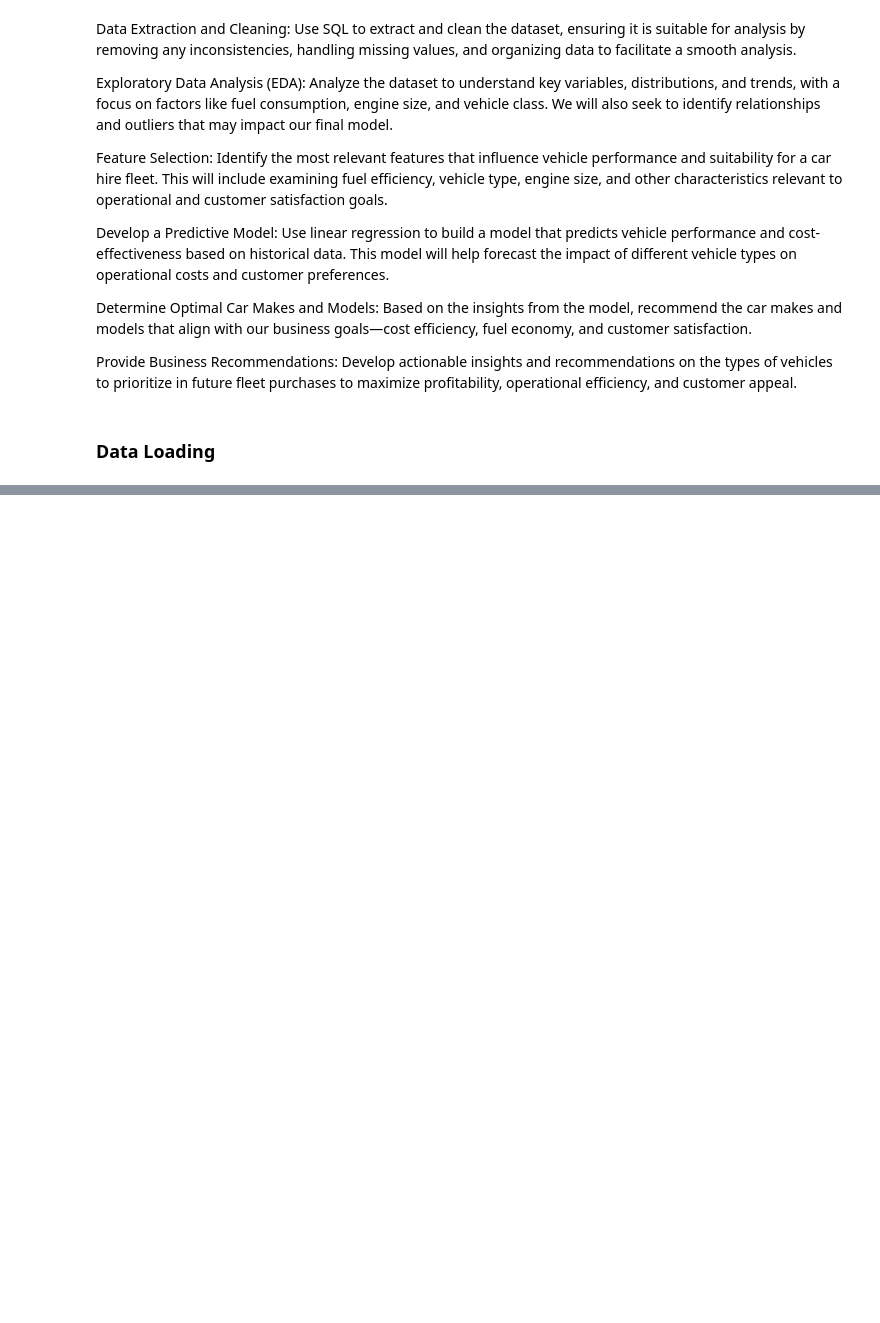
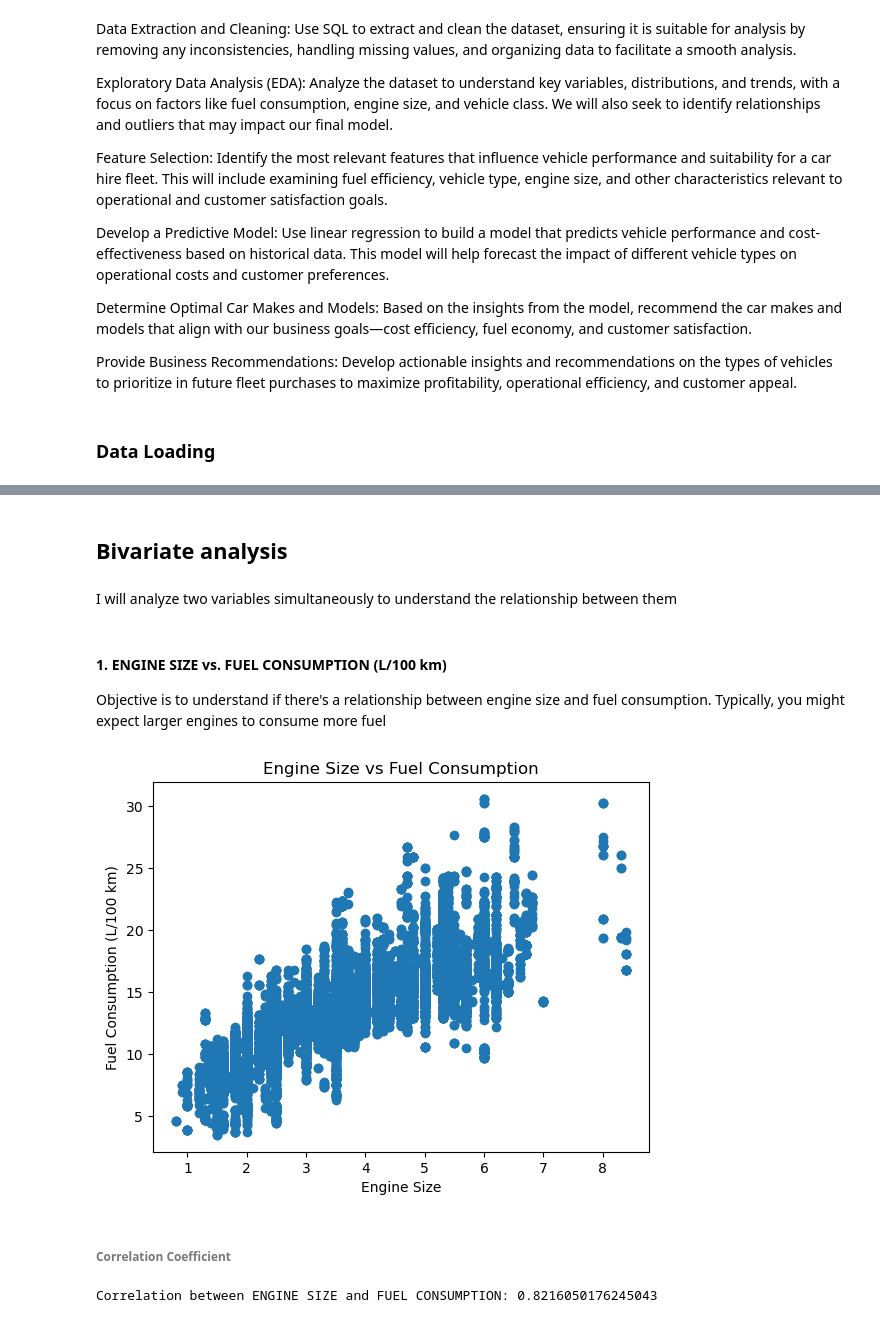
Before and after one commit to WambuiMunene/Phase2-Project_Group-4, a Jupyter notebook: Notebooks/Wilbroda.ipynb, the cells around one changed output, grey strips where cells are left out. Saved outputs shown, nothing was run; the diff lists cells and outputs as text; code cells hidden in the pictures; blank space fills up the shorter version.

```diff
--- a/Notebooks/Wilbroda.ipynb
+++ b/Notebooks/Wilbroda.ipynb
@@ -34,0 +215,22 @@ import pandas as pd
+# %% [markdown]
+## Bivariate analysis
+# %% [markdown]
+I will analyze two variables simultaneously to understand the relationship between them
+# %% [markdown]
+#### 1. ENGINE SIZE vs. FUEL CONSUMPTION (L/100 km)
+Objective is to understand if there's a relationship between engine size and fuel consumption. Typically, you might expect larger engines to consume more fuel
+# %%
+plt.scatter(vehicles_df['ENGINE SIZE'], vehicles_df['FUEL CONSUMPTION'])
+plt.xlabel('Engine Size')
+plt.ylabel('Fuel Consumption (L/100 km)')
+plt.title('Engine Size vs Fuel Consumption')
+plt.show()
+# %% [output]
+[figure, added]
+# %% [markdown]
+###### Correlation Coefficient
+# %%
+correlation = vehicles_df['ENGINE SIZE'].corr(vehicles_df['FUEL CONSUMPTION'])
+print(f"Correlation between ENGINE SIZE and FUEL CONSUMPTION: {correlation}")
+# %% [output]
+Correlation between ENGINE SIZE and FUEL CONSUMPTION: 0.8216050176245043
```
Also changed, not shown: parts of 28 cells of this notebook.
